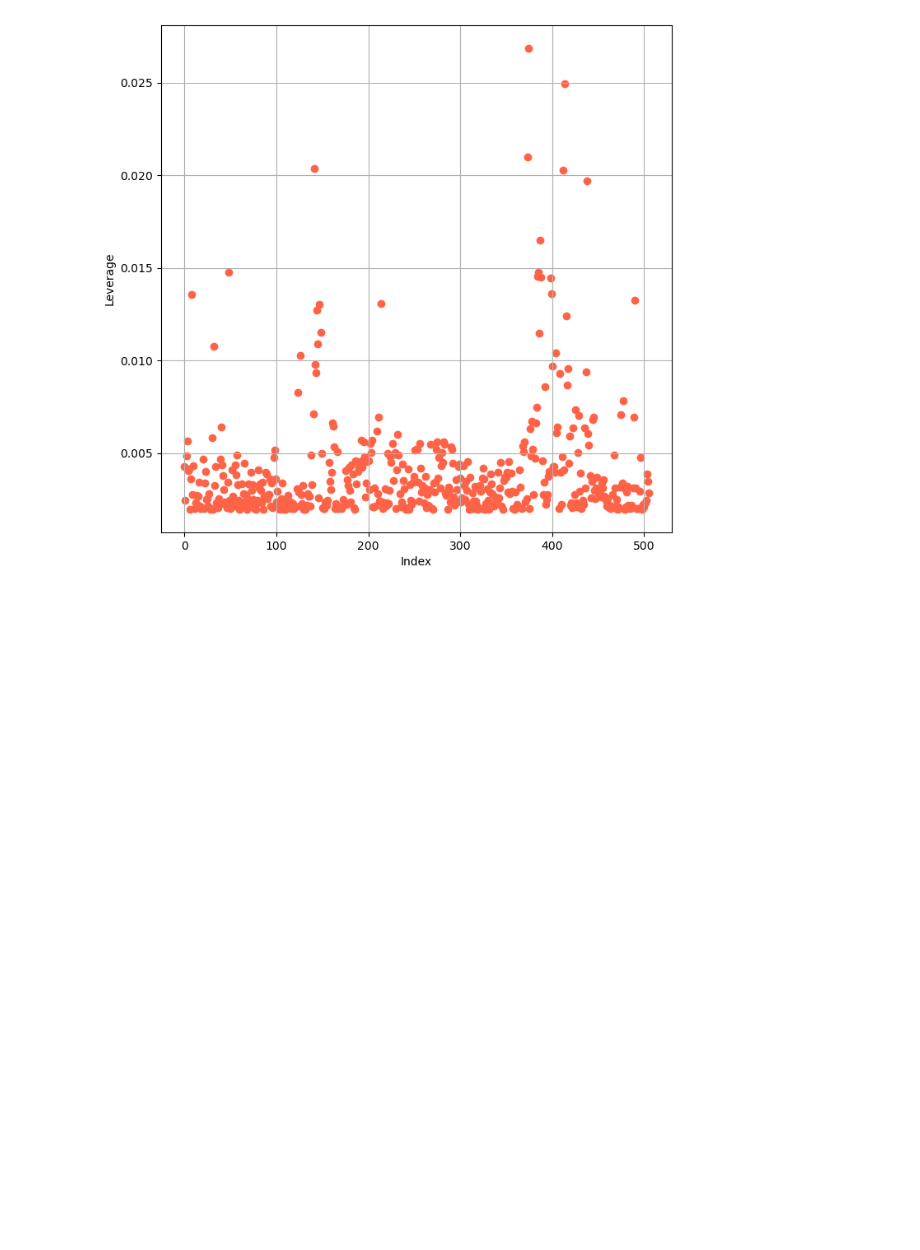
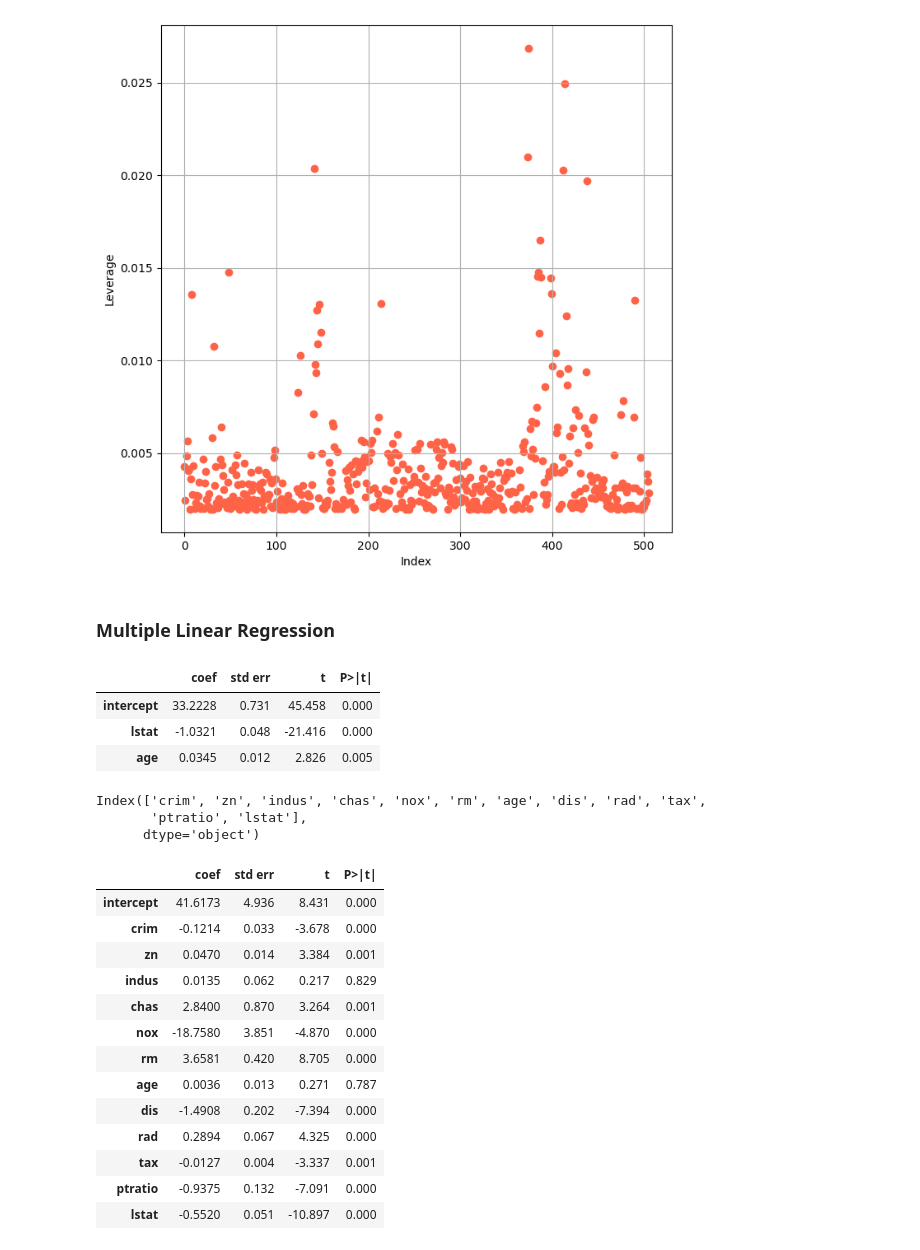
Before and after one commit to joakor89/An-Introduction-to-Statistical-Learning, a Jupyter notebook: chap_03/03_LR.ipynb, the cells around one changed output. Drawn from its saved outputs; the diff is of its cells as text; code cells hidden in the pictures; blank space fills up the shorter version.

Commit message:
Multiple Linear Regression

```diff
--- a/chap_03/03_LR.ipynb
+++ b/chap_03/03_LR.ipynb
@@ -241,0 +240,2 @@ plt.show()
+# %% [markdown]
+### Multiple Linear Regression
@@ -241,0 +247,36 @@ plt.show()
+# %%
+summarize(results1)
+# %% [output]
+|  | coef | std err | t | P>|t| |
+| intercept | 33.2228 | 0.731 | 45.458 | 0.000 |
+| lstat | -1.0321 | 0.048 | -21.416 | 0.000 |
+| age | 0.0345 | 0.012 | 2.826 | 0.005 |
+# %%
+terms = Boston.columns.drop('medv')
+terms
+# %% [output]
+Index(['crim', 'zn', 'indus', 'chas', 'nox', 'rm', 'age', 'dis', 'rad', 'tax',
+       'ptratio', 'lstat'],
+      dtype='object')
+# %%
+X = MS(terms). fit_transform (Boston)
+
+model = sm.OLS(y, X)
+results = model.fit ()
+# %%
+summarize(results)
+# %% [output]
+|  | coef | std err | t | P>|t| |
+| intercept | 41.6173 | 4.936 | 8.431 | 0.000 |
+| crim | -0.1214 | 0.033 | -3.678 | 0.000 |
+| zn | 0.0470 | 0.014 | 3.384 | 0.001 |
+| indus | 0.0135 | 0.062 | 0.217 | 0.829 |
+| chas | 2.8400 | 0.870 | 3.264 | 0.001 |
+| nox | -18.7580 | 3.851 | -4.870 | 0.000 |
+| rm | 3.6581 | 0.420 | 8.705 | 0.000 |
+| age | 0.0036 | 0.013 | 0.271 | 0.787 |
+| dis | -1.4908 | 0.202 | -7.394 | 0.000 |
+| rad | 0.2894 | 0.067 | 4.325 | 0.000 |
+| tax | -0.0127 | 0.004 | -3.337 | 0.001 |
+| ptratio | -0.9375 | 0.132 | -7.091 | 0.000 |
+| lstat | -0.5520 | 0.051 | -10.897 | 0.000 |
```
Also changed, not shown: parts of 5 cells of this notebook.
